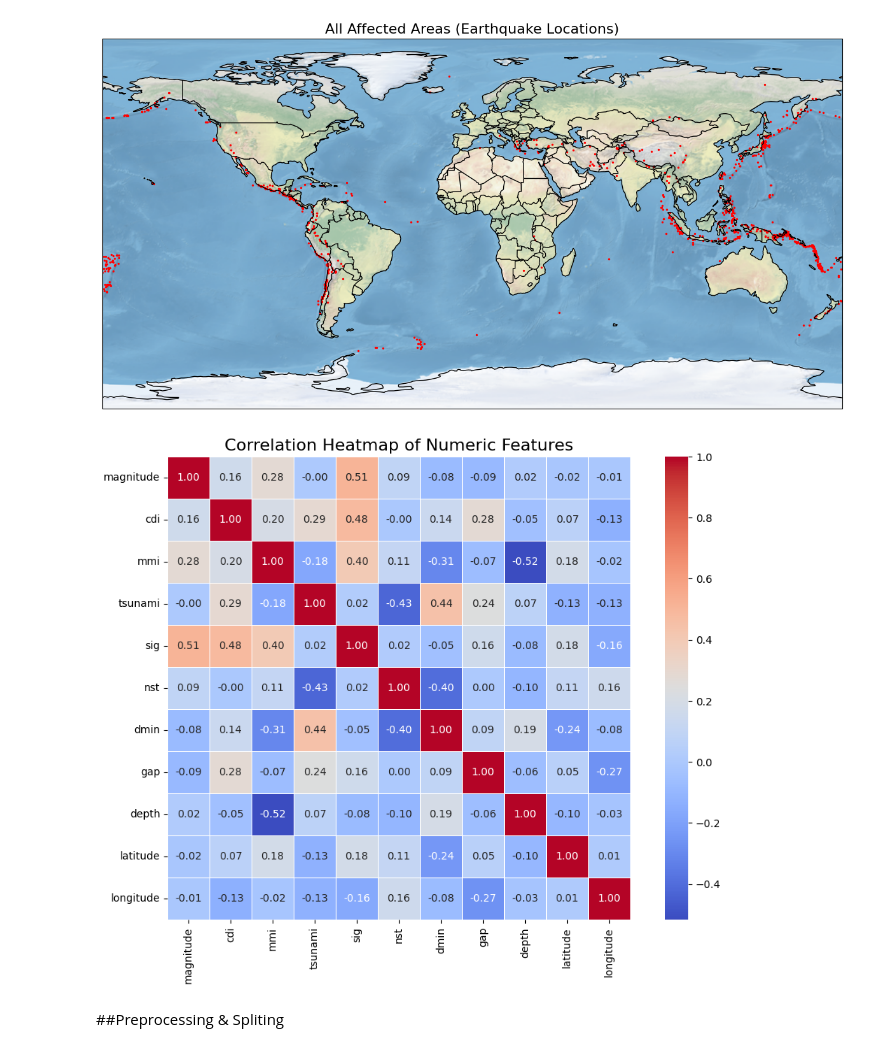
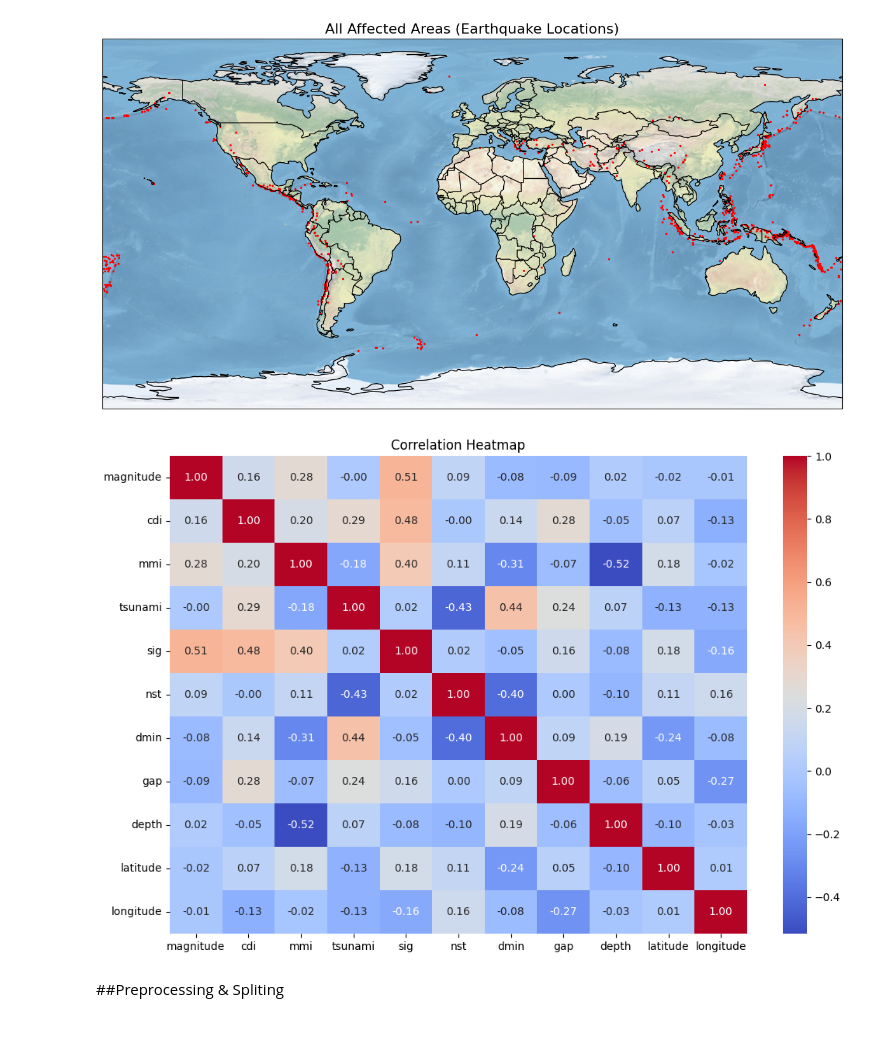
Before and after one commit to Aayush077/ML, a Jupyter notebook: earthquake_predictor.ipynb, the cells around one changed output. Drawn from its saved outputs; the diff is of its cells as text; code cells hidden in the pictures.

```diff
--- a/earthquake_predictor.ipynb
+++ b/earthquake_predictor.ipynb
@@ -77,19 +81,16 @@ plt.show()
 [figure]
 # %%
 #Correlation HEATMAP
-plt.figure(figsize=(12,8))
-
+# Pick only the numeric columns and find how they relate
 corr = df_raw.select_dtypes(include='number').corr()
 
-sns.heatmap(
-    corr, cmap='coolwarm', annot=True, fmt=".2f",
-    square=True, cbar=True, linewidths=0.5, linecolor='white'
-)
-
-plt.title("Correlation Heatmap of Numeric Features", fontsize=16)
+# Draw the heatmap
+plt.figure(figsize=(12,8))
+sns.heatmap(corr, cmap='coolwarm', annot=True, fmt=".2f")
+plt.title("Correlation Heatmap")
 plt.show()
 # %% [output]
-[figure, old version]
+[figure, new version]
 # %% [markdown]
 ##Preprocessing & Spliting
 # %% [markdown]
```
Also changed, not shown: parts of 1 cell of this notebook.
